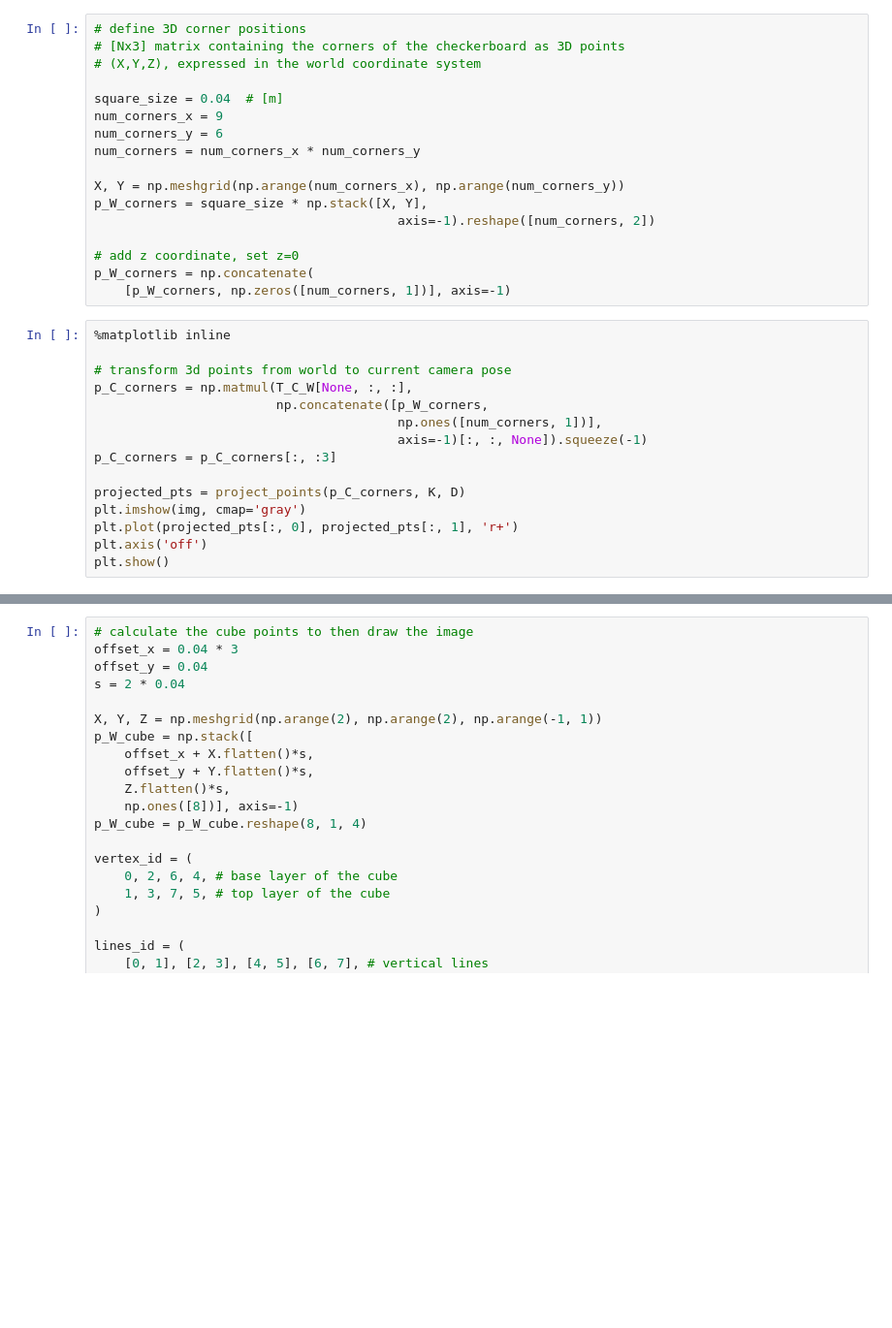
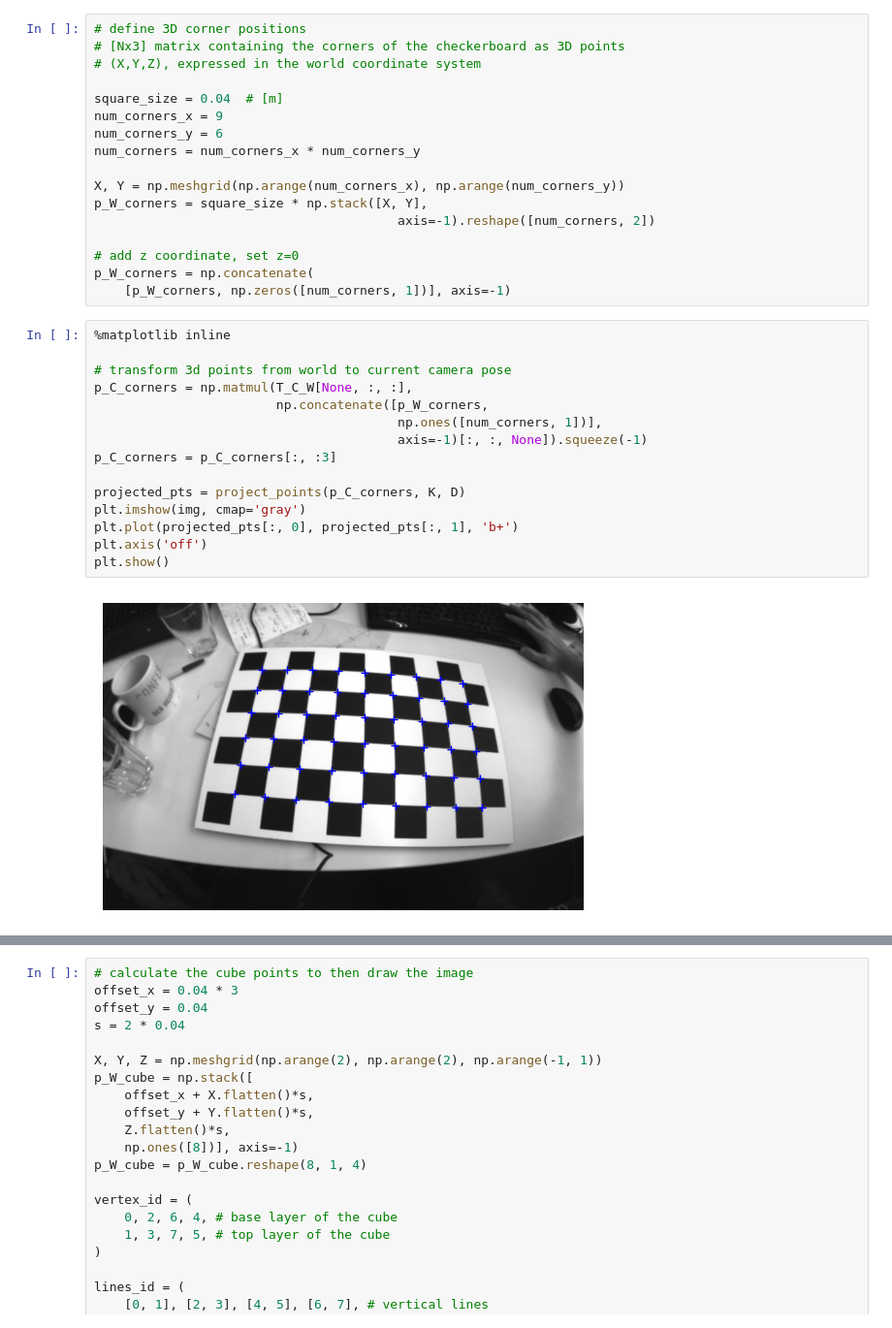
Before and after one commit to youngj98/hyu-2024-aue8089-pa2, a Jupyter notebook: 1_wireframe_cube.ipynb, the cells around one changed output, grey strips where cells are left out. Shown: that part at 97% size. Saved outputs shown, nothing was run; the diff lists cells and outputs as text; blank space fills up the shorter version.

```diff
--- a/1_wireframe_cube.ipynb
+++ b/1_wireframe_cube.ipynb
@@ -53,18 +53,20 @@ p_W_corners = np.concatenate(
 # %%
 %matplotlib inline
 
 # transform 3d points from world to current camera pose
 p_C_corners = np.matmul(T_C_W[None, :, :],
                         np.concatenate([p_W_corners,
                                         np.ones([num_corners, 1])],
                                         axis=-1)[:, :, None]).squeeze(-1)
 p_C_corners = p_C_corners[:, :3]
 
 projected_pts = project_points(p_C_corners, K, D)
 plt.imshow(img, cmap='gray')
-plt.plot(projected_pts[:, 0], projected_pts[:, 1], 'r+')
+plt.plot(projected_pts[:, 0], projected_pts[:, 1], 'b+')
 plt.axis('off')
 plt.show()
+# %% [output]
+[figure, added]
 # %%
 # undistort image with bilinear interpolation
 start_t = time.time()
```
Also changed, not shown: parts of 4 cells of this notebook, 11 other files.
